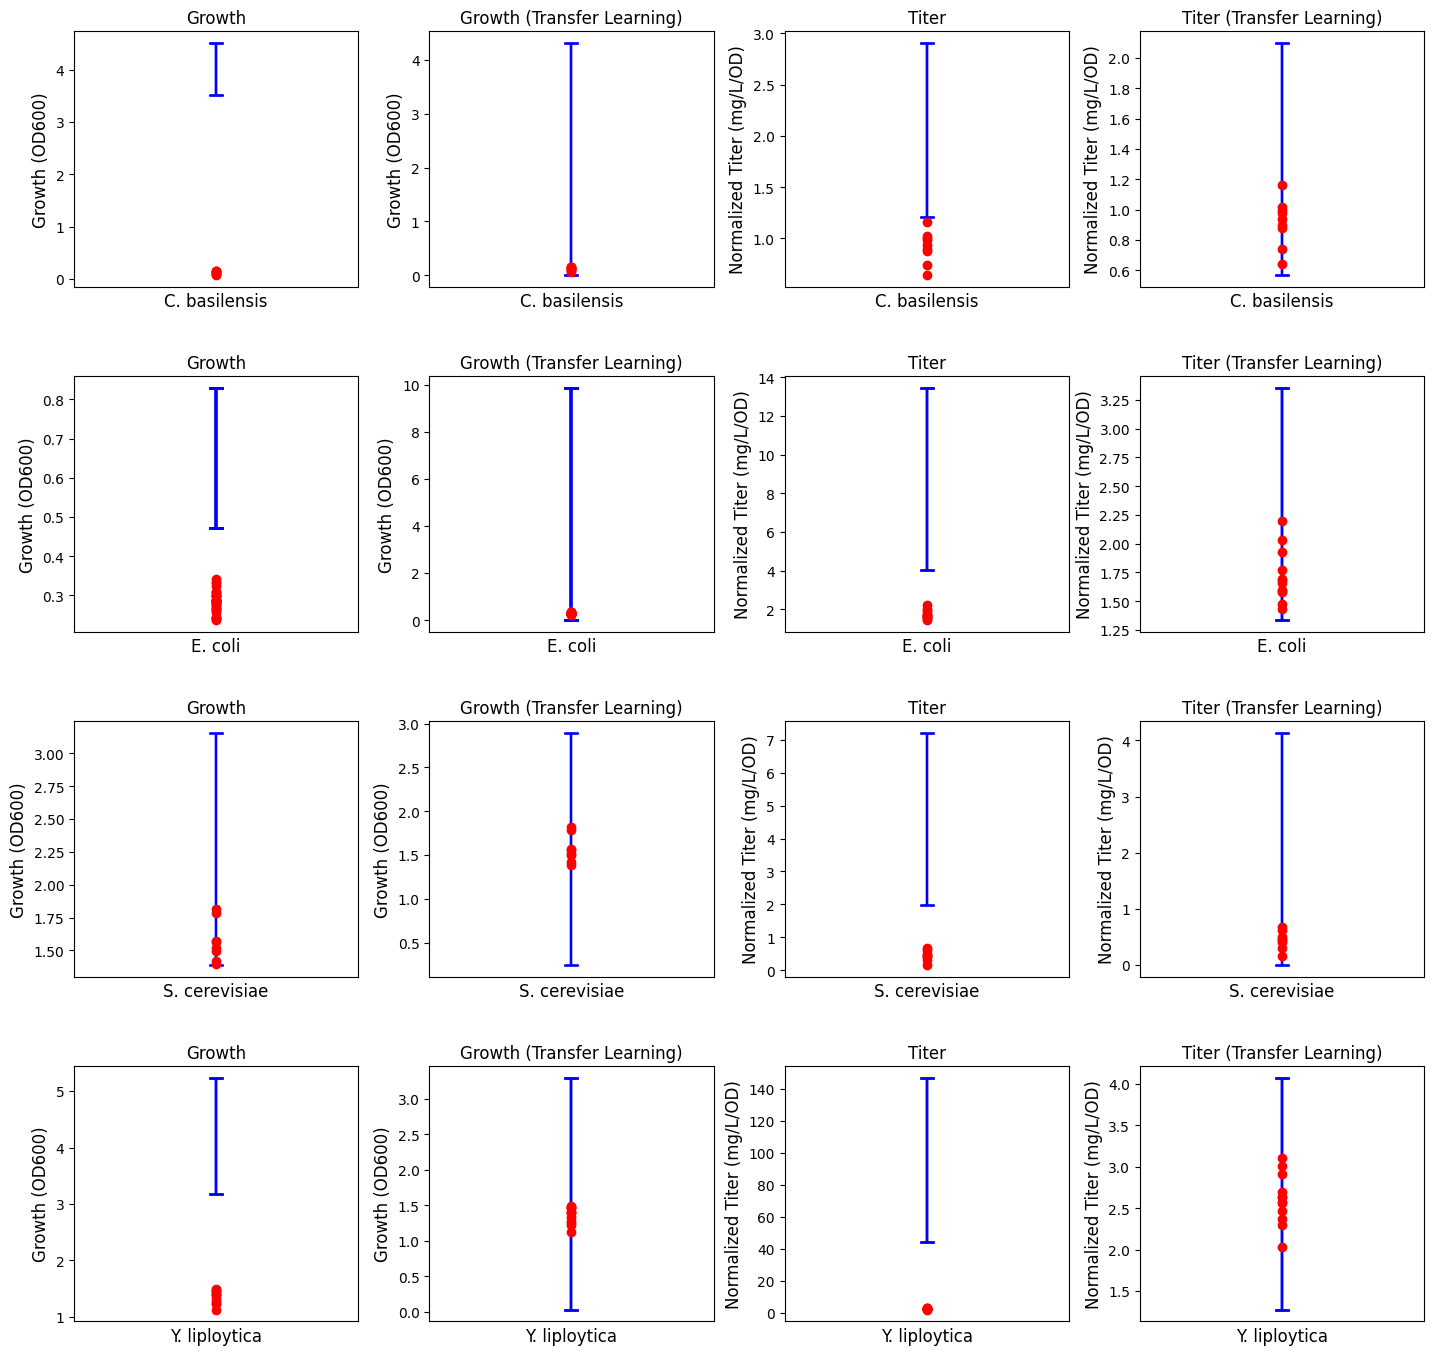
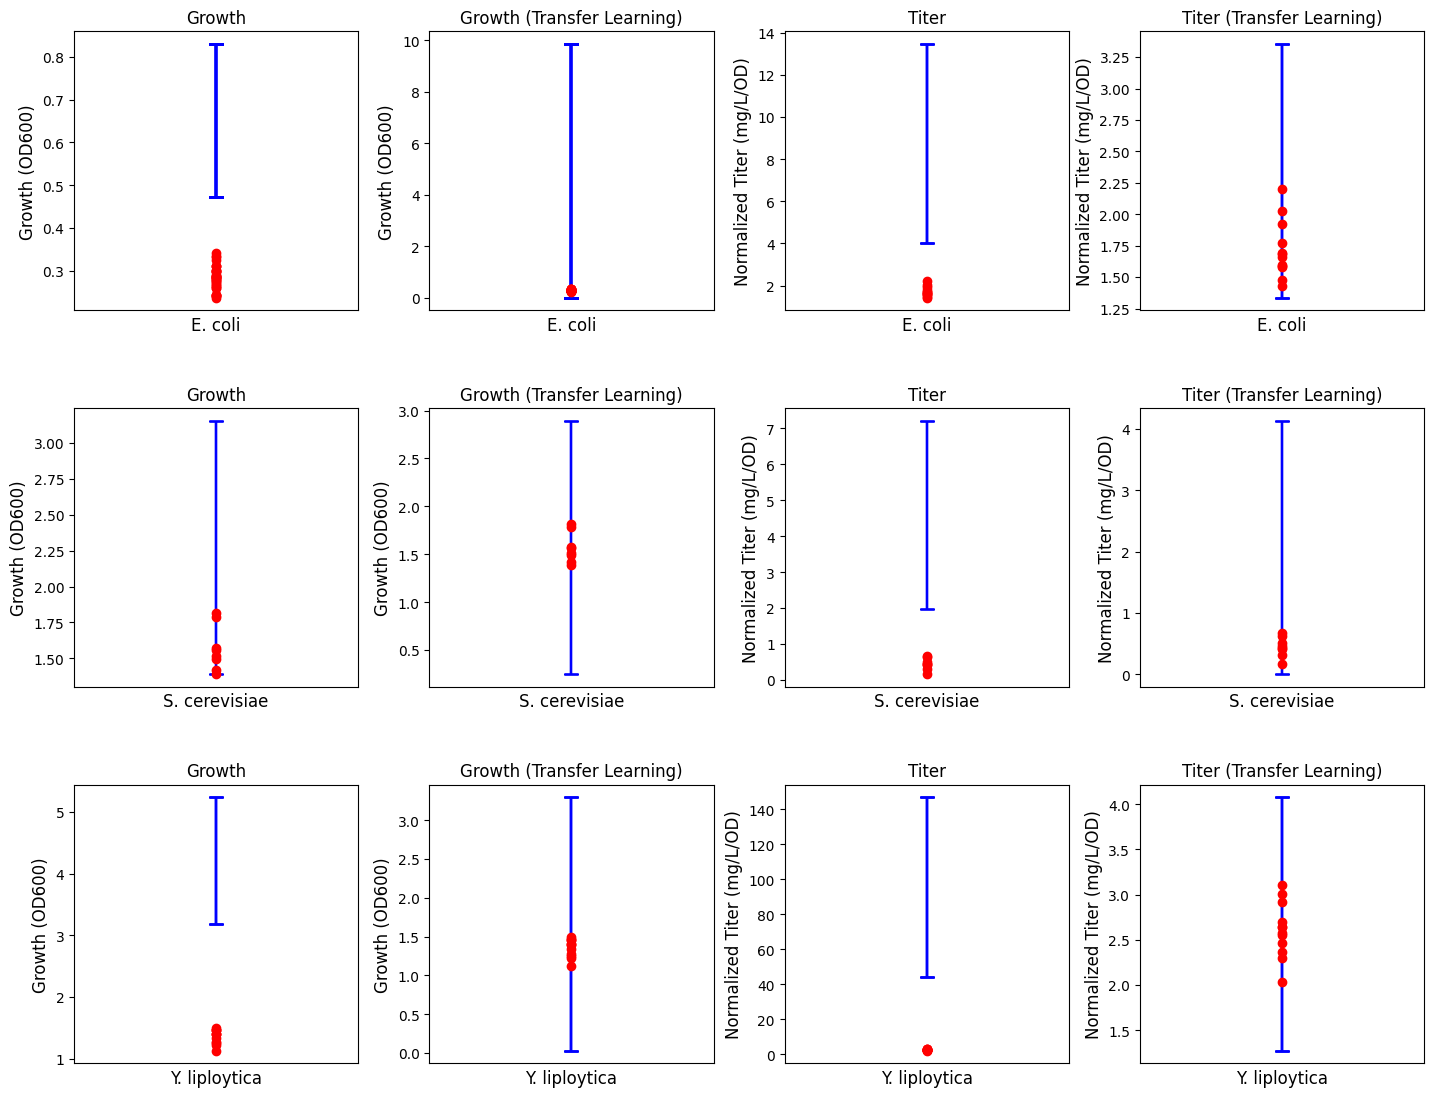
The change to this notebook cell's code, shown as a diff; its figure went from the first image to the second:
--- before
+++ after
@@ -5,5 +5,4 @@
 
 names = {
-    'Cbasil': 'C. basilensis',
     'Ecoli': 'E. coli',
     'Scere': 'S. cerevisiae',
@@ -34,5 +33,5 @@
         outputs[key]['file_name'] = pickle.load(file) 
 
-fig, axes = plt.subplots(4, 4, figsize=(15, 15))
+fig, axes = plt.subplots(3, 4, figsize=(15, 12))
 fig.subplots_adjust(
     left=0.07,

Commit: updated flight data